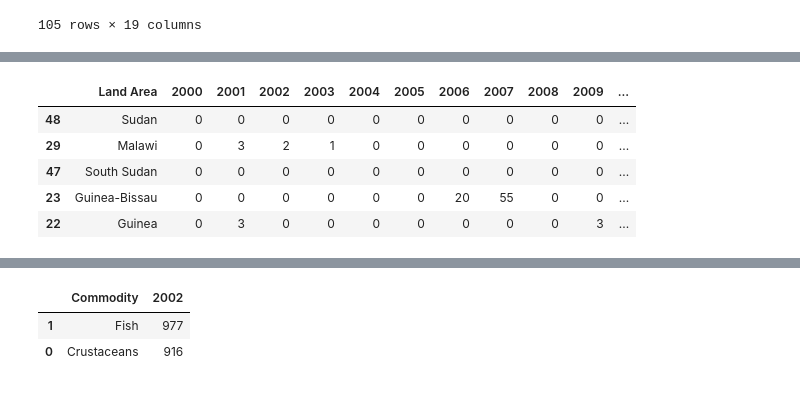
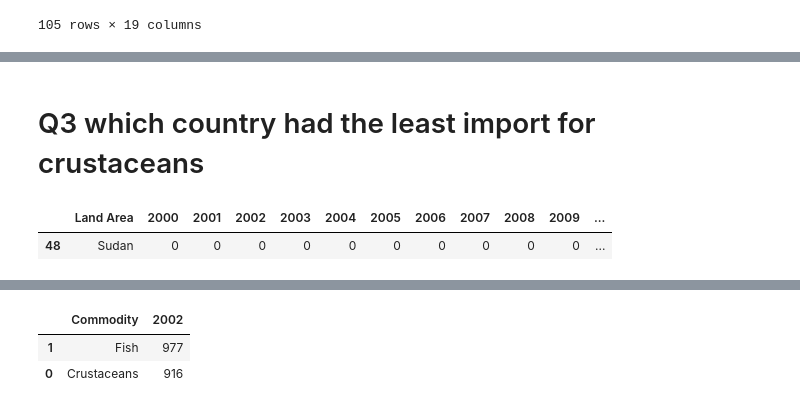
Before and after one commit to babalolatoluwayemi/python_class, a Jupyter notebook: Project work.ipynb, the cells around one changed output, grey strips where cells are left out. Saved outputs shown, nothing was run; the diff lists cells and outputs as text; code cells hidden in the pictures.

```diff
--- a/Project work.ipynb
+++ b/Project work.ipynb
@@ -120,15 +161,14 @@ h_e.sort_values(ascending = False, by = '2002').head(1)
+# %% [markdown]
+# Q3 which country had the least import for crustaceans
 # %%
 # which country had the least import for crustaceans
 year_list = ['2000', '2001', '2002', '2003', '2004', '2005', '2006', '2007', '2008', '2009', '2010', '2011', '2012', '2013', '2014', '2015']
 highest_export = df[df['Commodity'] == "Crustaceans"]
 com = highest_export[highest_export['Trade flow'] == "Import"]
 h_e = com.groupby('Land Area') [year_list].sum().reset_index()
 h_e.columns = ['Land Area', '2000', '2001', '2002', '2003', '2004', '2005', '2006', '2007', '2008', '2009', '2010', '2011', '2012', '2013', '2014', '2015']
-h_e.sort_values(ascending = True, by = '2000').head()
+dff3 = h_e.sort_values(ascending = True, by = '2000').head(1)
+dff3
 # %% [output]
 |  | Land Area | 2000 | 2001 | 2002 | 2003 | 2004 | 2005 | 2006 | 2007 | 2008 | 2009 | ... |
 | 48 | Sudan | 0 | 0 | 0 | 0 | 0 | 0 | 0 | 0 | 0 | 0 | ... |
-| 29 | Malawi | 0 | 3 | 2 | 1 | 0 | 0 | 0 | 0 | 0 | 0 | ... |
-| 47 | South Sudan | 0 | 0 | 0 | 0 | 0 | 0 | 0 | 0 | 0 | 0 | ... |
-| 23 | Guinea-Bissau | 0 | 0 | 0 | 0 | 0 | 0 | 20 | 55 | 0 | 0 | ... |
-| 22 | Guinea | 0 | 3 | 0 | 0 | 0 | 0 | 0 | 0 | 0 | 3 | ... |
```
Also changed, not shown: parts of 45 cells of this notebook.
